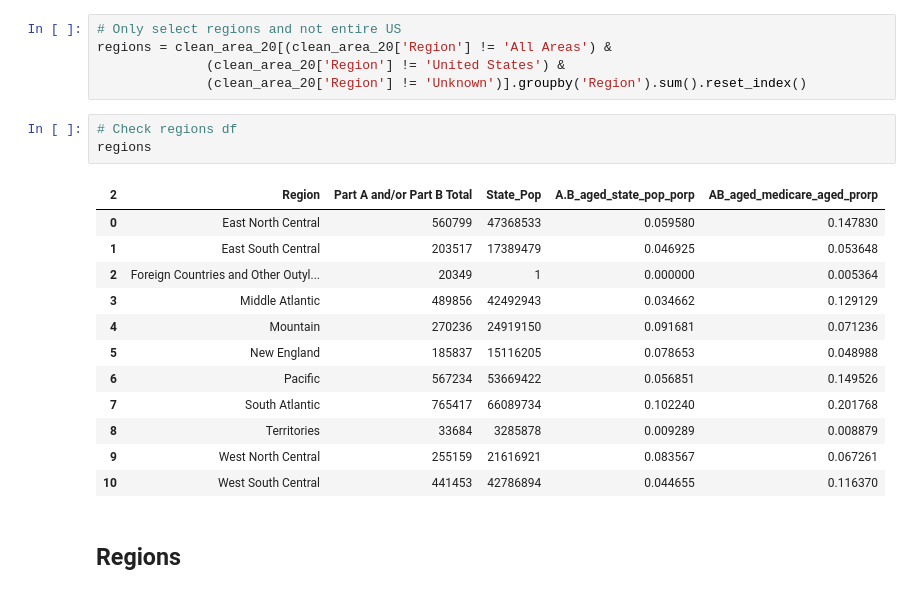
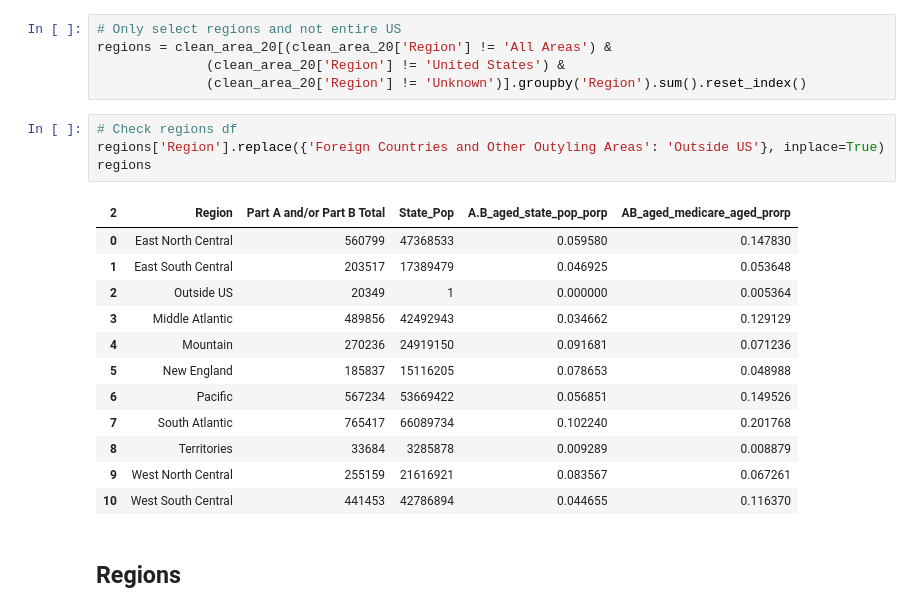
Before and after one commit to oimartin/Older-and-Wiser, a Jupyter notebook: medicare_population_65_plus.ipynb, the cells around one changed output. Saved outputs shown, nothing was run; the diff lists cells and outputs as text.

```diff
--- a/medicare_population_65_plus.ipynb
+++ b/medicare_population_65_plus.ipynb
@@ -187,22 +183,23 @@ clean_area_20.sort_values(by=['A.B_aged_state_pop_porp'], ascending=False)
 regions = clean_area_20[(clean_area_20['Region'] != 'All Areas') &
               (clean_area_20['Region'] != 'United States') &
               (clean_area_20['Region'] != 'Unknown')].groupby('Region').sum().reset_index()
-# %%
-# Check regions df
-regions
-# %% [output]
-| 2 | Region | Part A and/or Part B Total | State_Pop | A.B_aged_state_pop_porp | AB_aged_medicare_aged_prorp |
-| 0 | East North Central | 560799 | 47368533 | 0.059580 | 0.147830 |
-| 1 | East South Central | 203517 | 17389479 | 0.046925 | 0.053648 |
-| 2 | Foreign Countries and Other Outyl... | 20349 | 1 | 0.000000 | 0.005364 |
-| 3 | Middle Atlantic | 489856 | 42492943 | 0.034662 | 0.129129 |
-| 4 | Mountain | 270236 | 24919150 | 0.091681 | 0.071236 |
-| 5 | New England | 185837 | 15116205 | 0.078653 | 0.048988 |
-| 6 | Pacific | 567234 | 53669422 | 0.056851 | 0.149526 |
-| 7 | South Atlantic | 765417 | 66089734 | 0.102240 | 0.201768 |
-| 8 | Territories | 33684 | 3285878 | 0.009289 | 0.008879 |
-| 9 | West North Central | 255159 | 21616921 | 0.083567 | 0.067261 |
-| 10 | West South Central | 441453 | 42786894 | 0.044655 | 0.116370 |
+# %%
+# Check regions df
+regions['Region'].replace({'Foreign Countries and Other Outyling Areas': 'Outside US'}, inplace=True)
+regions
+# %% [output]
+| 2 | Region | Part A and/or Part B Total | State_Pop | A.B_aged_state_pop_porp | AB_aged_medicare_aged_prorp |
+| 0 | East North Central | 560799 | 47368533 | 0.059580 | 0.147830 |
+| 1 | East South Central | 203517 | 17389479 | 0.046925 | 0.053648 |
+| 2 | Outside US | 20349 | 1 | 0.000000 | 0.005364 |
+| 3 | Middle Atlantic | 489856 | 42492943 | 0.034662 | 0.129129 |
+| 4 | Mountain | 270236 | 24919150 | 0.091681 | 0.071236 |
+| 5 | New England | 185837 | 15116205 | 0.078653 | 0.048988 |
+| 6 | Pacific | 567234 | 53669422 | 0.056851 | 0.149526 |
+| 7 | South Atlantic | 765417 | 66089734 | 0.102240 | 0.201768 |
+| 8 | Territories | 33684 | 3285878 | 0.009289 | 0.008879 |
+| 9 | West North Central | 255159 | 21616921 | 0.083567 | 0.067261 |
+| 10 | West South Central | 441453 | 42786894 | 0.044655 | 0.116370 |
 # %% [markdown]
 ## Regions
 # %% [markdown]
```
Also changed, not shown: parts of 9 cells of this notebook.
